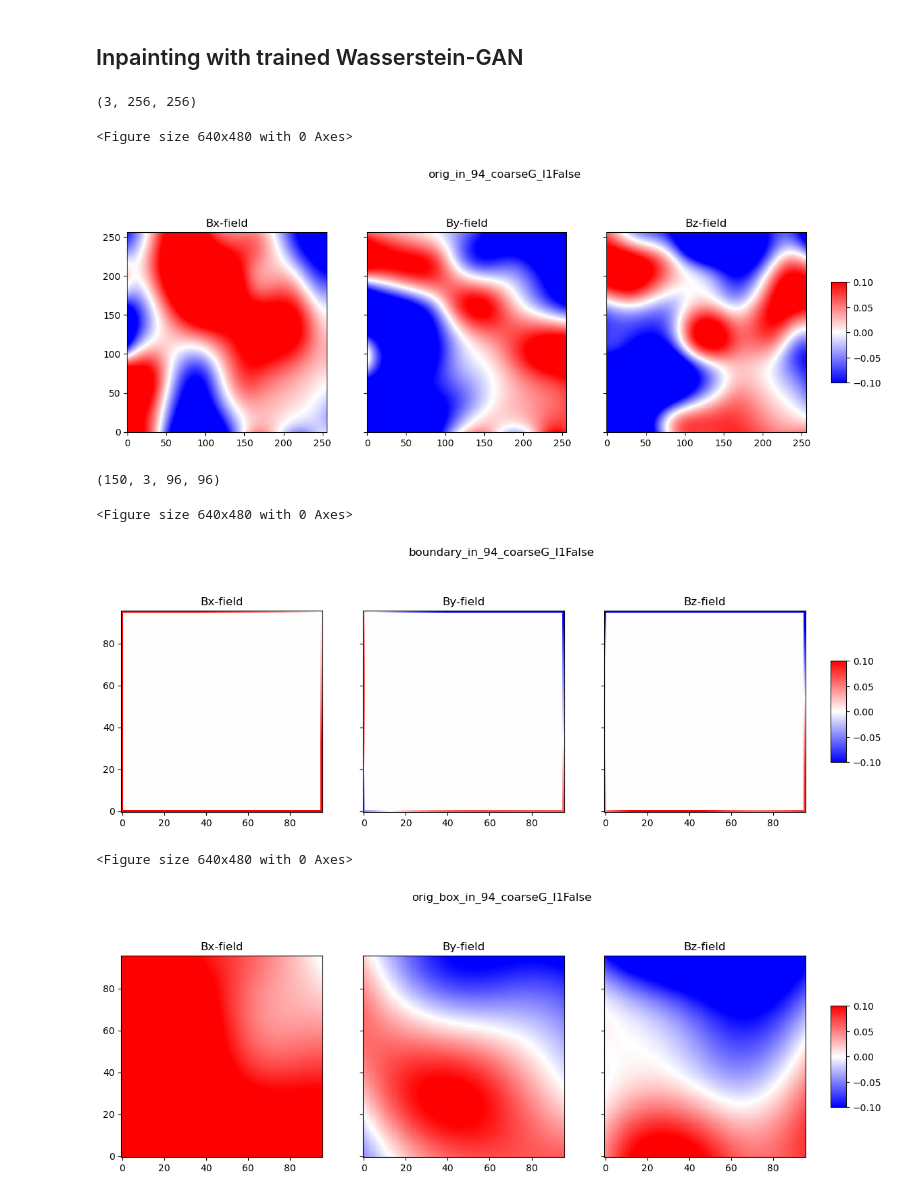
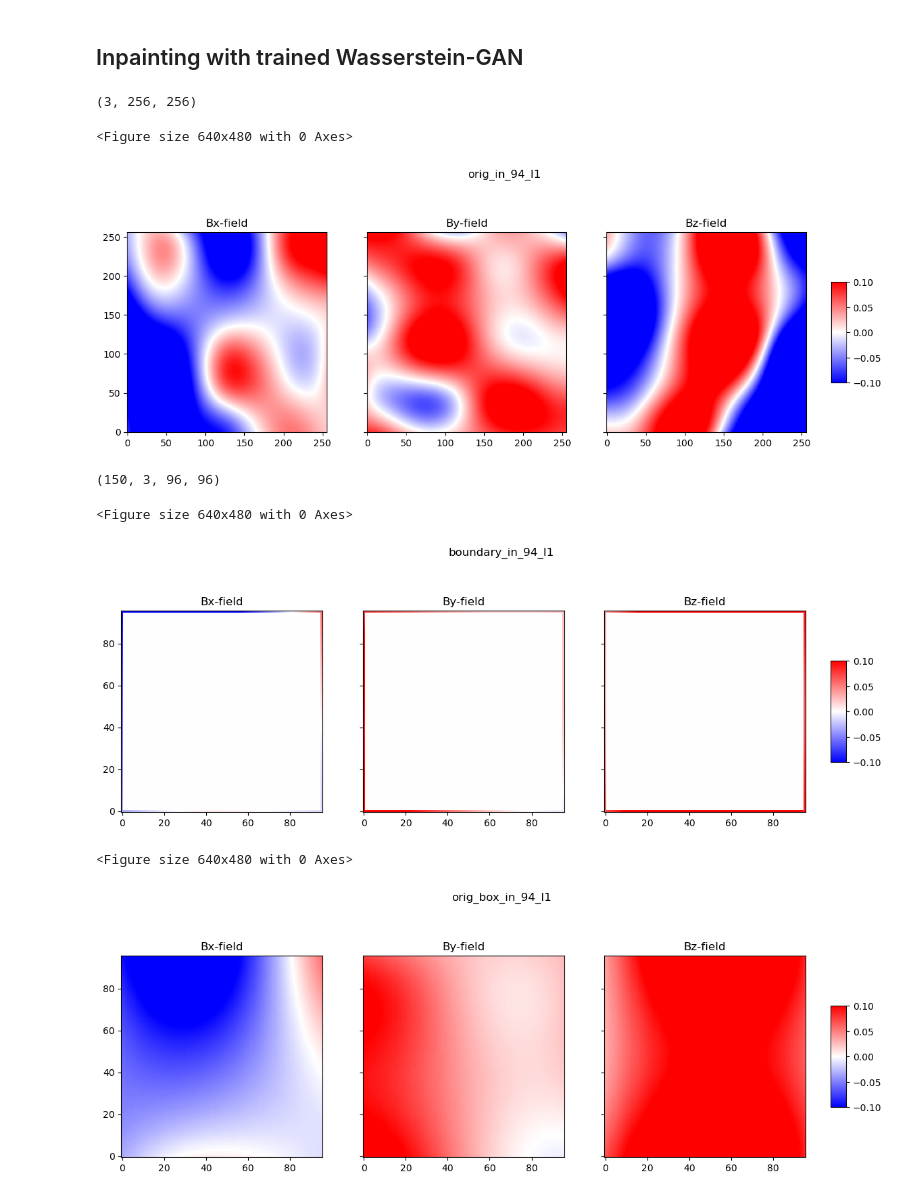
Before and after one commit to spollok/magfield-prediction, a Jupyter notebook: n_wgan_inpainting.ipynb, the cells around one changed output. Drawn from its saved outputs; the diff is of its cells as text; code cells hidden in the pictures.

```diff
--- a/n_wgan_inpainting.ipynb
+++ b/n_wgan_inpainting.ipynb
@@ -11,14 +11,14 @@ from utils.tools import random_bbox, mask_image, get_config
 from model.networks import Generator
 # %%
 # Parameters
-img_idx = 0
+img_idx = 10
 plt_scale = 0.1
 rng = np.random.default_rng(0)
 exp_path = 'C:/Users/s174370/Desktop/magfield-prediction/checkpoints/boundary_1_256/'
 # model = 'in_94_coarseG_l1'
-# model = 'in_94_l1'
+model = 'in_94_l1'
 # model = 'in_94_lightweight'
-model = 'in_94_coarseG_l1False'
+# model = 'in_94_coarseG_l1False'
 exp_path += model
 # %%
 file = h5py.File('data/bnd_256/magfield_256_large.h5')
@@ -28,33 +28,34 @@ sample_check(field, v_max=plt_scale, filename = 'orig_'+model)
 # %% [output]
 (3, 256, 256)
 <Figure size 640x480 with 0 Axes>
-[figure, old version]
+[figure, new version]
 # %%
 config = get_config(exp_path + '/config.yaml')
 bboxes = random_bbox(config, rng=rng)
 x, mask, orig = mask_image(np.array([field]), bboxes, config, bnd=config['boundary'])
 print(x.shape)
+
+sample_check(orig[0], v_max=plt_scale, filename = 'orig_box_'+model)
+
 sample_check(x[0], v_max=plt_scale, filename = 'boundary_'+model)
 # %% [output]
 (150, 3, 96, 96)
 <Figure size 640x480 with 0 Axes>
-[figure, old version]
+[figure, new version]
 # %%
-last_model_name = exp_path + '/gen_00400000.pt'
+last_model_name = exp_path + '/gen_00600000.pt'
 # Generator(config, coarse_G, use_cuda, device_ids)
 netG = Generator(config['netG'], config['coarse_G'], True, [0])
 netG.load_state_dict(torch.load(last_model_name))
 netG = nn.parallel.DataParallel(netG, device_ids=[0])
 corrupt_t = torch.from_numpy(x[0].astype('float32')).cuda().unsqueeze(0)
 mask_t = torch.from_numpy(mask[0].astype('float32')).cuda().unsqueeze(0)
 
 # Inference
 _, out = netG(corrupt_t, mask_t)
-
-sample_check(orig[0], v_max=plt_scale, filename = 'orig_box_'+model)
 # %% [output]
 <Figure size 640x480 with 0 Axes>
-[figure, old version]
+[figure, new version]
 # %%
 out_np = out.squeeze(0).cpu().data.numpy()
 sample_check(out_np, v_max=plt_scale, filename='wgan_'+model)
```
Also changed, not shown: parts of 3 cells of this notebook, 1 other file.
